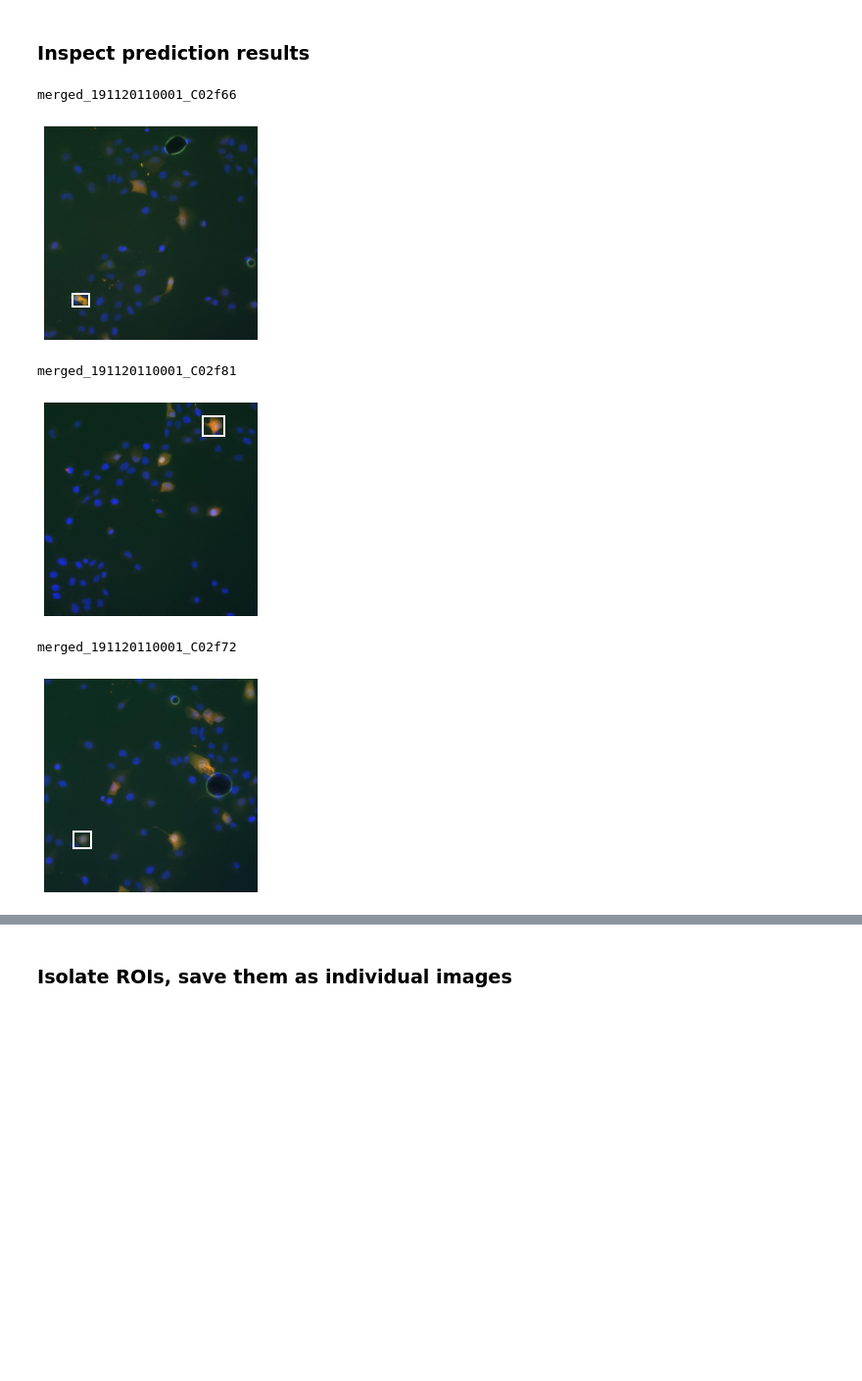
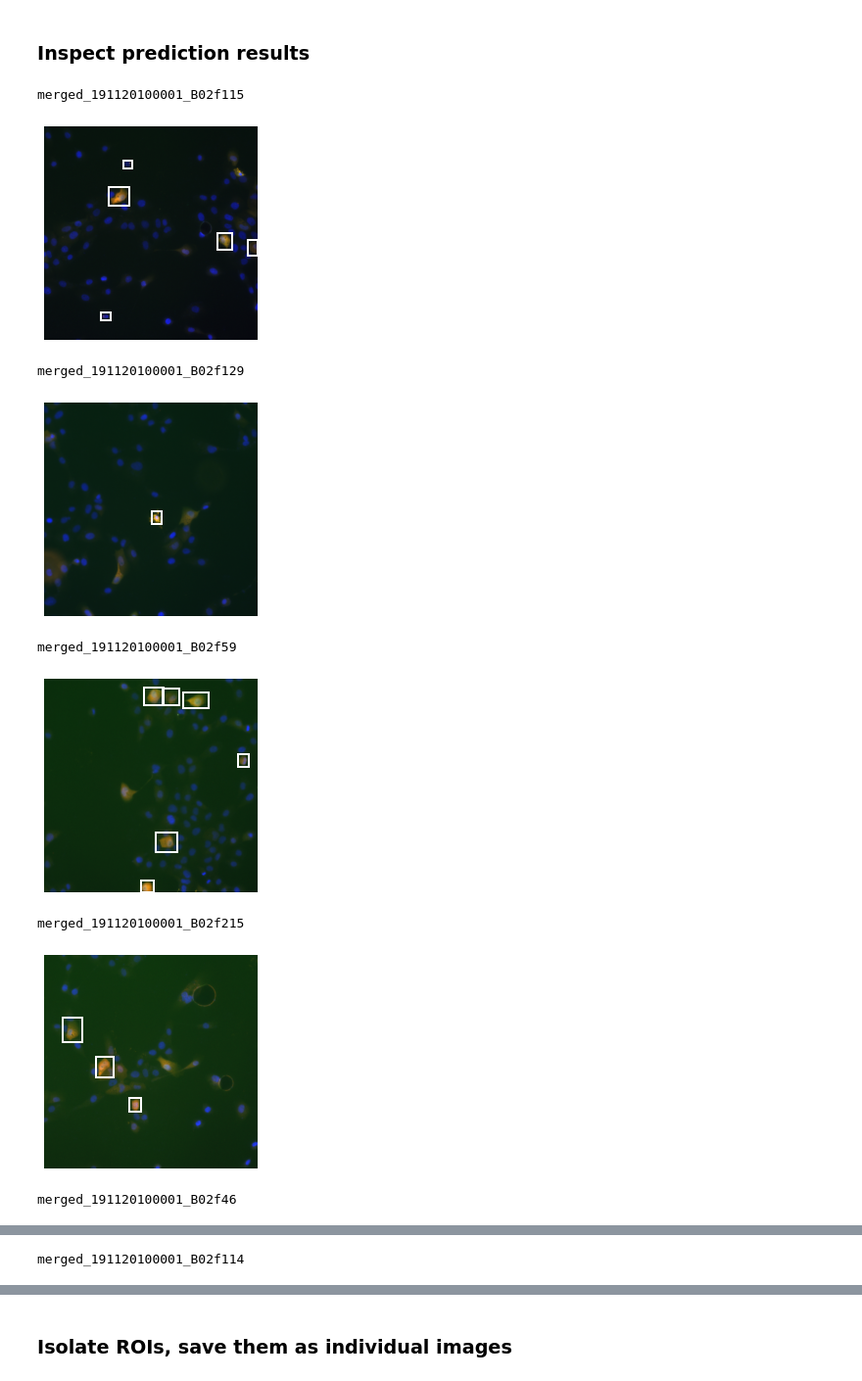
Before and after one commit to jessecanada/MAPS, a Jupyter notebook: MAPS_2_1_Cell_Detection_Azure.ipynb, the cells around one changed output, grey strips where cells are left out. Shown at 98% size. Drawn from its saved outputs; the diff is of its cells as text; code cells hidden in the pictures; blank space fills up the shorter version.

```diff
--- a/MAPS_2_1_Cell_Detection_Azure.ipynb
+++ b/MAPS_2_1_Cell_Detection_Azure.ipynb
@@ -55,6 +54,6 @@ for project_name in trainer.get_projects():
 # %%
 # copy the 'id' value of your object detection project and paste it below
-project = trainer.get_project(project_id="852eead8-f80d-4645-9c3d-5ba1fa221df2")
+project = trainer.get_project(project_id="your-project-id")
 # if project is loaded successfully you should see it returned
 project.id
 # %% [output]
@@ -70,6 +74,6 @@ Iteration 3
 # %%
 # specify the iteration you want to use (without spaces)
-publish_iteration_name = "Iteration4"
+publish_iteration_name = "Iteration6"
 # %% [markdown]
 ## Step 3: Get the input images ready
 We recommand uploading them as a zip file to Google Drive and follow the steps below to link the file to this VM. Alternatively, upload directly to this VM.
@@ -103,9 +107,9 @@ for name in glob.glob(wrk_dir + '*.TIF'):
 ### Make predictions
 # %% [markdown]
 Send images to Azure for predictions, and return a dataframe of predicted bounding boxes
+# %%
+img_dir = 'path-to-uncropped-images' # replace with your source image directory
 # %%
-img_dir = '/content/cells/' # replace with your image directory
-
 df_predict = pd.DataFrame(columns=['probability (%)', 'x', 'y', 'w', 'h', 'image_ID'])
 
 for file in os.scandir(img_dir):
@@ -121,7 +125,7 @@ for file in os.scandir(img_dir):
       results = predictor.detect_image(project.id, publish_iteration_name, img)
     # Display the results
     for prediction in results.predictions:
-      if prediction.probability > 0.6: # probability threshold = 60%
+      if prediction.probability > 0.4: # probability threshold = 60%
         prob.append(prediction.probability*100)
         x.append(prediction.bounding_box.left)
         y.append(prediction.bounding_box.top)
@@ -131,7 +135,9 @@ for file in os.scandir(img_dir):
     df_temp = pd.DataFrame({'probability (%)': prob, \
                    'x': x, 'y': y, 'w': w, 'h': h})
     df_temp['image_ID'] = img_ID
-    print(df_temp.head())
-
-    df_predict = df_predict.append(df_temp, ignore_index=True)
+    print(df_temp.head(), '\n')
+    if df_temp.empty:
+      continue
+    else:
+      df_predict = df_predict.append(df_temp, ignore_index=True)
 # %% [output]
@@ -172,32 +180,27 @@ df_predict.to_csv('predicted_bboxes.csv', index=False)
 # %%
 from MAPS_util import plot_rectangles
 # %%
-plot_interval = 4 # Will plot every 4th image with the bounding boxes
-wrk_dir = '/content/cells' # Replace with your image directory
+plot_interval = 20 # Will plot every 4th image with the bounding boxes
 
-for i, file in enumerate(os.scandir(wrk_dir)):
-  if i % plot_interval == 0:
-    if file.name.endswith('.jpg'):
-      # read image
-      image = cv2.imread(file.path, -1)
-      image_ID = file.name[:-4]
-      print(image_ID)
-      img_height, img_width, img_channel = image.shape
-
-      # Retrieve all predicted bounding boxes for the current image
-      bbox_df = df_predict.loc[df_predict['image_ID'] == image_ID, ['x', 'y', 'w', 'h']].reset_index(drop=True)
-
-      # Plot current image with predictedbboxes
-      fig, ax = plt.subplots(1,1, figsize=(4, 4))
-      ax.imshow(image[:,:,::-1]) # OpenCV loads img in BGR. Reverse channels for matplotlib
-      rectangles = plot_rectangles(img_height, img_width, bbox_df) # Create rectangle patches
-      ax.add_patch(rectangles) # Add patches to the Axes
-      ax.set_axis_off()
-      plt.show(); plt.close()
+im_list = df_predict['image_ID'].unique()
+for n, im_ID in enumerate(im_list):
+  if n % plot_interval == 0:
+    print(im_ID)
+    image = cv2.imread(img_dir+im_ID+'.jpg')
+    img_height, img_width, img_channel = image.shape
+    # Retrieve all predicted bounding boxes for the current image
+    bbox_df = df_predict.loc[df_predict['image_ID'] == im_ID].reset_index(drop=True)
+    # Plot current image with predictedbboxes
+    fig, ax = plot_rectangles(image, img_height, img_width, bbox_df)
+    ax.set_axis_off()
+    plt.show(); plt.close()
 # %% [output]
-merged_191120110001_C02f66
+merged_191120100001_B02f115
-[figure, old version]
+[figure, new version]
-merged_191120110001_C02f81
+merged_191120100001_B02f129
-[figure, old version]
+[figure, new version]
-merged_191120110001_C02f72
+merged_191120100001_B02f59
-[figure, old version]
+[figure, new version]
+merged_191120100001_B02f215
+[figure, added]
+merged_191120100001_B02f46
@@ -203,0 +208 @@ merged_191120110001_C02f72
+merged_191120100001_B02f114
```
Also changed, not shown: parts of 18 cells of this notebook.
